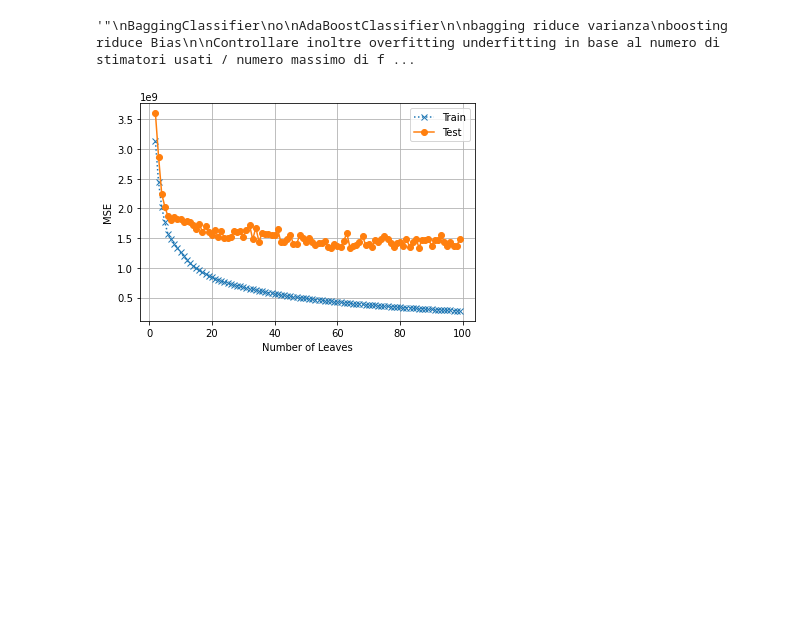
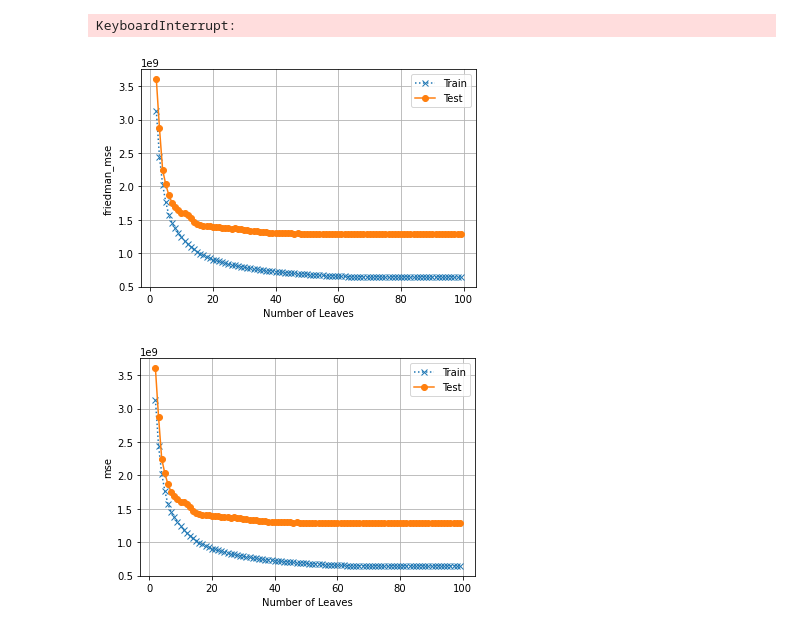
Before and after one commit to RiccardoSale/Ames-Housing-ML-Analysis, a Jupyter notebook: DecisionTreeClassifier.ipynb, the cells around one changed output. Saved outputs shown, nothing was run; the diff lists cells and outputs as text; code cells hidden in the pictures; blank space fills up the shorter version.

Commit message:
DecisionTreeRegressor tuning

```diff
--- a/DecisionTreeClassifier.ipynb
+++ b/DecisionTreeClassifier.ipynb
@@ -1,5 +1,5 @@
 # %%
-from sklearn.tree import DecisionTreeClassifier, DecisionTreeRegressor
+from sklearn.tree import DecisionTreeRegressor
 import pandas as pd
 from sklearn.metrics import mean_squared_error
 import numpy as np
@@ -9,48 +9,41 @@ X_test = pd.read_csv('x_test_preprocessed.csv')
 y_train = pd.read_csv('y_train_preprocessed.csv')
 y_test = pd.read_csv('y_test_preprocessed.csv')
 
-
-
-for max_leaves in range(2,100):
-    # train and predict
-    dt_model = DecisionTreeRegressor(max_leaf_nodes=max_leaves)
-    #Posso anche modificare max depth
-    dt_model.fit(X_train,y_train)
-    # compute Accuracy
-    print(max_leaves,dt_model.score(X_test,y_test))
-
 #Notiamo che il modello da un output migliore quando utilizziamo il parametro
 # max_leaves a 59
 #Inoltre notiamo che raggiunge diciamo un valore medio di 0.75utilizzando parametro 10 come massimo
-X_train.drop(columns=['Neighborhood_Score'], inplace=True)
-X_test.drop(columns=['Neighborhood_Score'], inplace=True)
+#X_train.drop(columns=['Neighborhood_Score'], inplace=True)
+#X_test.drop(columns=['Neighborhood_Score'], inplace=True)
 
 
 dt_try = DecisionTreeRegressor()
+criterions = ['friedman_mse', 'mse', 'mae']
 
-errors = []
-for max_leaves in range(2,100):
-    # train and predict
-    dt_model = DecisionTreeRegressor(max_leaf_nodes=max_leaves)
-    #Posso anche modificare max depth
-    dt_model.fit(X_train,y_train)
-    # compute Accuracy
-    print(max_leaves,dt_model.score(X_test,y_test))
+for crit in criterions:
+    errors = []
+    for max_leaves in range(2,100):
+        print(crit.upper())
+        dt_model = DecisionTreeRegressor(max_leaf_nodes=max_leaves, max_depth=10, min_samples_leaf=15, splitter='best', criterion=crit, max_features='auto')
+        #Posso anche modificare max depth
+        dt_model.fit(X_train,y_train)
+        # compute Accuracy
+        print(max_leaves,"TRAIN: ", dt_model.score(X_train, y_train), "TEST: ", dt_model.score(X_test,y_test))
 
-    train_acc = mean_squared_error(y_true=y_train, y_pred=dt_model.predict(X_train))
-    test_acc  = mean_squared_error(y_true=y_test,  y_pred=dt_model.predict(X_test))
 
-    errors += [ [max_leaves, train_acc, test_acc] ]
+        train_acc = mean_squared_error(y_true=y_train, y_pred=dt_model.predict(X_train))
+        test_acc  = mean_squared_error(y_true=y_test,  y_pred=dt_model.predict(X_test))
 
-errors = np.array(errors)
+        errors += [ [max_leaves, train_acc, test_acc] ]
 
-fig, ax = plt.subplots()
-ax.plot(errors[:,0], errors[:,1], "x:", label="Train")
-ax.plot(errors[:,0], errors[:,2], "o-", label="Test")
-ax.set_ylabel("MSE")
-ax.set_xlabel("Number of Leaves")
-ax.grid()
-ax.legend();
+    errors = np.array(errors)
+
+    fig, ax = plt.subplots()
+    ax.plot(errors[:,0], errors[:,1], "x:", label="Train")
+    ax.plot(errors[:,0], errors[:,2], "o-", label="Test")
+    ax.set_ylabel(crit)
+    ax.set_xlabel("Number of Leaves")
+    ax.grid()
+    ax.legend()
 
 #Possiamo notare come la rimozione della feature Neighborhood score va a diminuire la precisione dell'algoritmo che inoltre deve andare "piu in profondità per migliorare"
 
@@ -93,5 +86,6 @@ C'e anche random forest regressor (foglio 8)'
-'"\nBaggingClassifier\no\nAdaBoostClassifier\n\nbagging riduce varianza\nboosting riduce Bias\n\nControllare inoltre overfitting underfitting in base al numero di stimatori usati / numero massimo di f ...
+KeyboardInterrupt:
-[figure, old version]
+[figure, new version]
+[figure, added]
 # %%
 from sklearn.model_selection import GridSearchCV
 parameters={"splitter":["best","random"],
```
Also changed, not shown: parts of 8 cells of this notebook.
